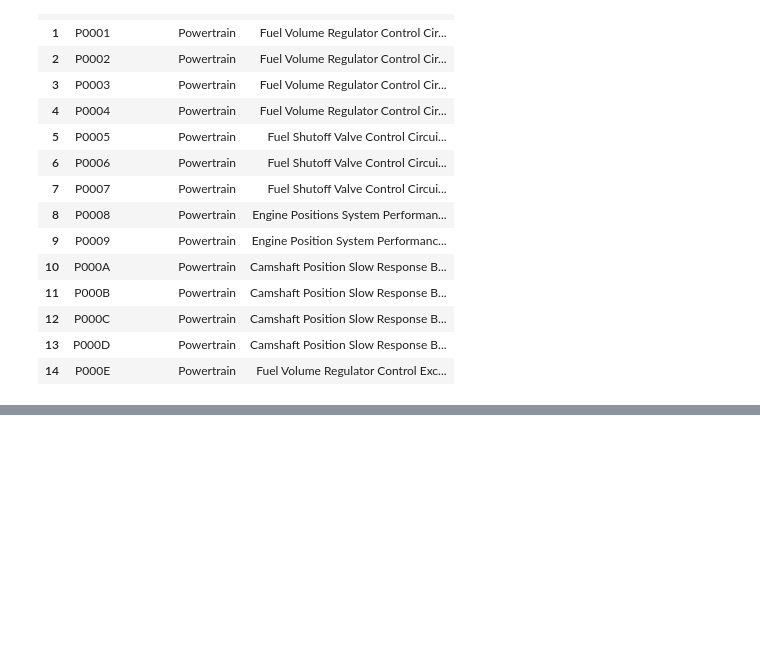
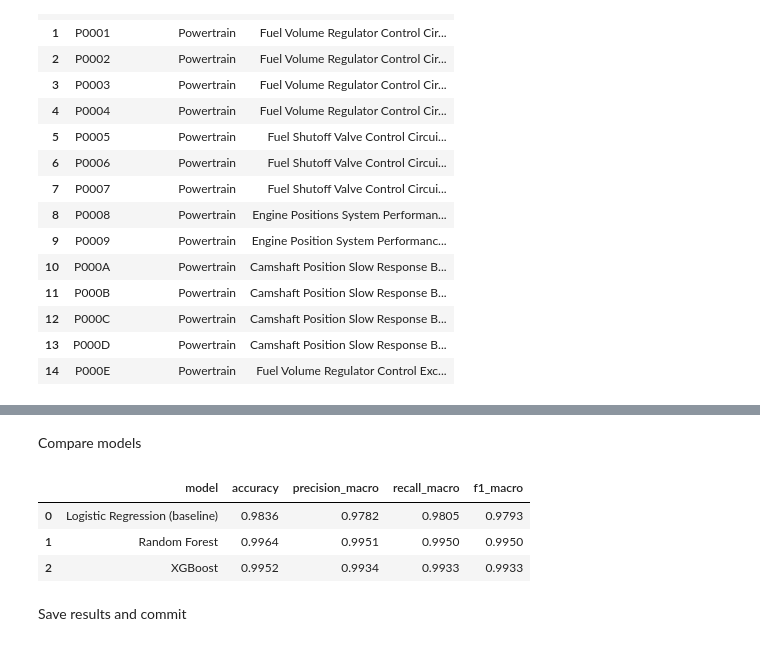
Before and after one commit to ShalakaEranga/DriveHealth-Comparative-Fault-Diagnosis-Using-Classical-vs-Deep-Learning-Methods, a Jupyter notebook: notebooks/01_eda.ipynb, the cells around one changed output, grey strips where cells are left out. Drawn from its saved outputs; the diff is of its cells as text; code cells hidden in the pictures; blank space fills up the shorter version.

```diff
--- a/notebooks/01_eda.ipynb
+++ b/notebooks/01_eda.ipynb
@@ -380,0 +541,12 @@ display(datasets["OBD2 Powertrain Diagnostic"].head(15))
+# %% [markdown]
+Compare models
+# %%
+res = pd.DataFrame(results).round(4)
+res
+# %% [output]
+|  | model | accuracy | precision_macro | recall_macro | f1_macro |
+| 0 | Logistic Regression (baseline) | 0.9836 | 0.9782 | 0.9805 | 0.9793 |
+| 1 | Random Forest | 0.9964 | 0.9951 | 0.9950 | 0.9950 |
+| 2 | XGBoost | 0.9952 | 0.9934 | 0.9933 | 0.9933 |
+# %% [markdown]
+Save results and commit
```
Also changed, not shown: parts of 13 cells of this notebook.
